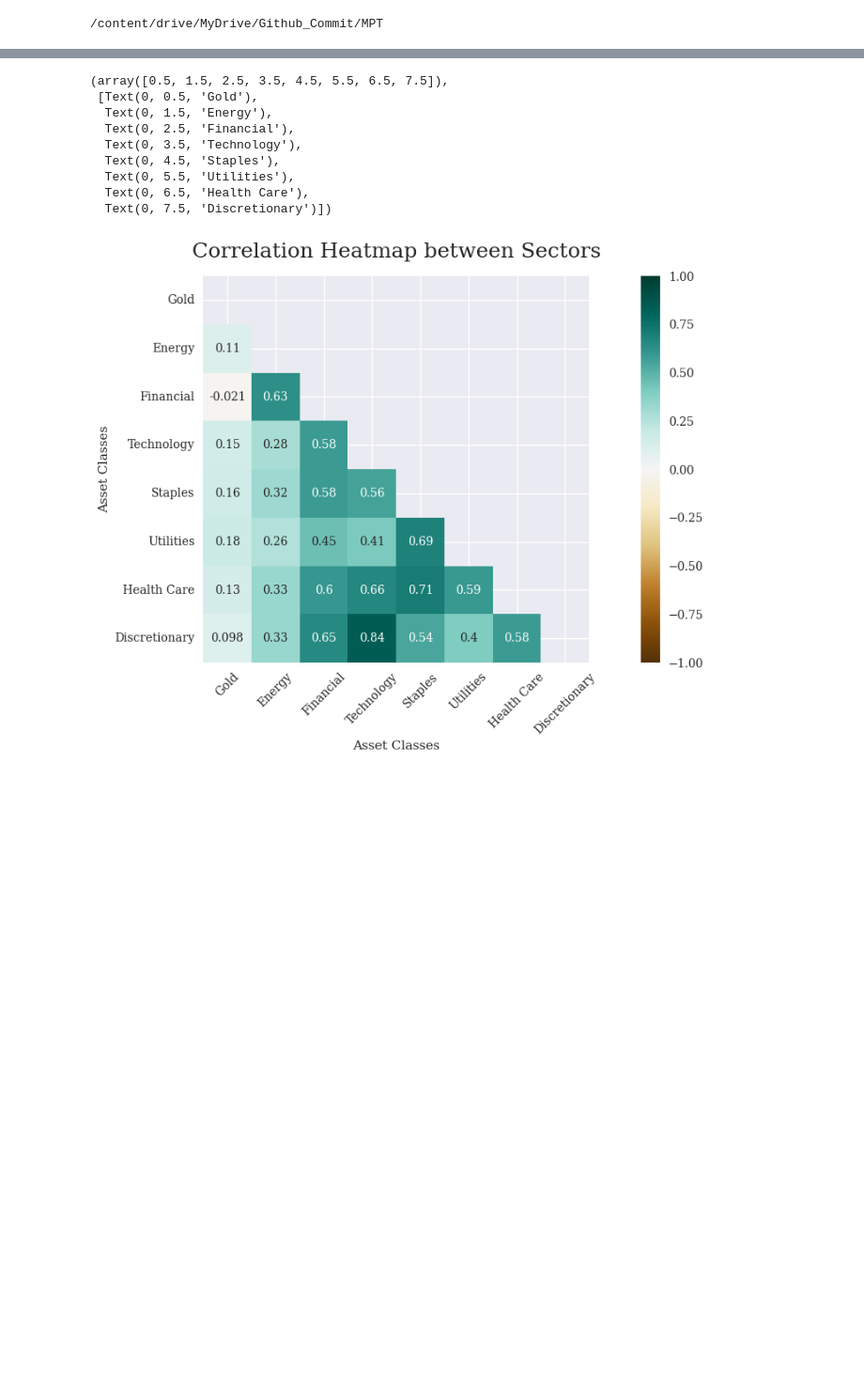
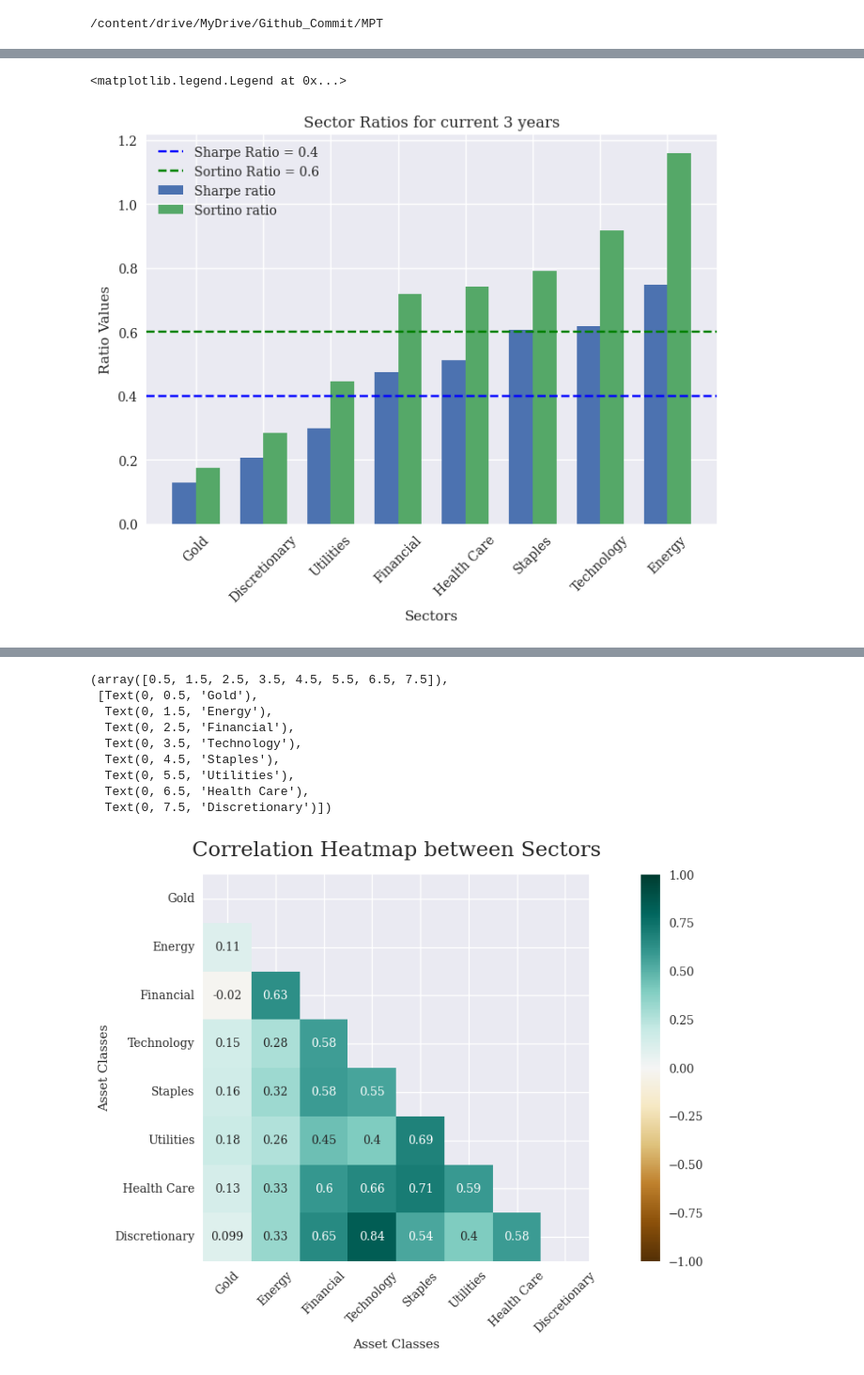
Before and after one commit to HyunminHong/MPT, a Jupyter notebook: Sector_Portfolio.ipynb, the cells around one changed output, grey strips where cells are left out. Shown at 94% size. Drawn from its saved outputs; the diff is of its cells as text; code cells hidden in the pictures; blank space fills up the shorter version.

```diff
--- a/Sector_Portfolio.ipynb
+++ b/Sector_Portfolio.ipynb
@@ -159,0 +227,3 @@ array([<Axes: xlabel='Date'>], dtype=object)
+# %%
+stats = asset_statistics(rtn_sector, rtn_market)
+stats
@@ -159,0 +240,26 @@ array([<Axes: xlabel='Date'>], dtype=object)
+# %%
+# Define the x-axis positions for the bars
+pos = np.arange(len(stats))
+bar_width = 0.35
+
+# Plot the 'Sharpe ratio' bars in blue
+plt.bar(pos, stats['Sharpe Ratio'].sort_values(), width=bar_width, label='Sharpe ratio')
+
+# Plot the 'Sortino ratio' bars in red
+plt.bar(pos + bar_width, stats['Sortino Ratio'].sort_values(), width=bar_width, label='Sortino ratio')
+
+# Set the x-axis tick labels
+plt.xticks(pos + bar_width / 2, stats['Sortino Ratio'].sort_values().index, rotation=45)
+
+# Set the title and labels
+plt.title('Sector Ratios for current {} years'.format(3))
+plt.xlabel('Sectors')
+plt.ylabel('Ratio Values')
+
+# Add horizontal lines
+plt.axhline(y=0.4, color='blue', linestyle='--', label='Sharpe Ratio = 0.4')
+plt.axhline(y=0.6, color='green', linestyle='--', label='Sortino Ratio = 0.6')
+plt.legend()
+# %% [output]
+<matplotlib.legend.Legend at 0x...>
+[figure, added]
```
Also changed, not shown: parts of 50 cells of this notebook.
